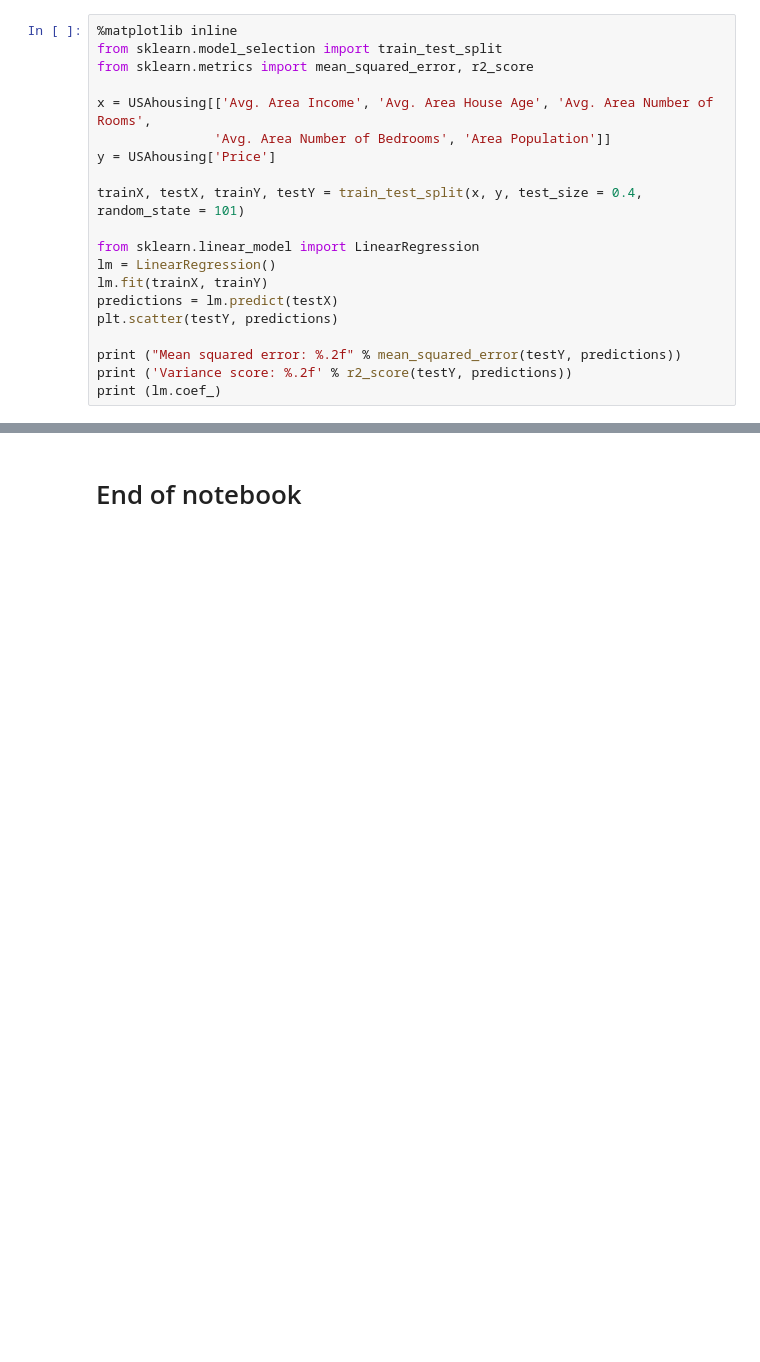
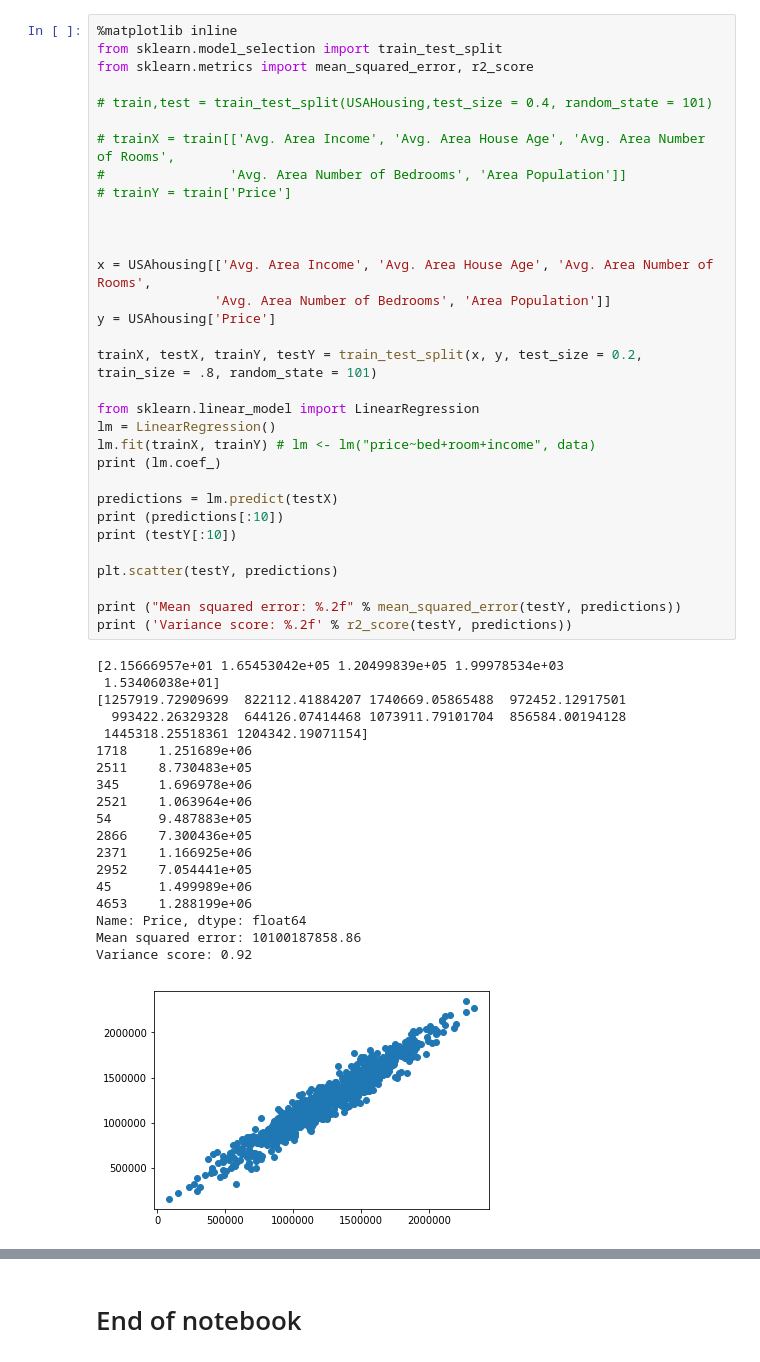
Before and after one commit to roitraining/PythonML, a Jupyter notebook: Ch08-RegressionAnalysis/08-01-RegressionAnalysis.ipynb, the cells around one changed output, grey strips where cells are left out. Drawn from its saved outputs; the diff is of its cells as text; blank space fills up the shorter version.

```diff
--- a/Ch08-RegressionAnalysis/08-01-RegressionAnalysis.ipynb
+++ b/Ch08-RegressionAnalysis/08-01-RegressionAnalysis.ipynb
@@ -14,23 +26,55 @@ sns.distplot(USAhousing['Price'])
 # %%
 %matplotlib inline
 from sklearn.model_selection import train_test_split
 from sklearn.metrics import mean_squared_error, r2_score
 
+# train,test = train_test_split(USAHousing,test_size = 0.4, random_state = 101)
+
+# trainX = train[['Avg. Area Income', 'Avg. Area House Age', 'Avg. Area Number of Rooms',
+#                'Avg. Area Number of Bedrooms', 'Area Population']]
+# trainY = train['Price']
+
+
+
 x = USAhousing[['Avg. Area Income', 'Avg. Area House Age', 'Avg. Area Number of Rooms',
                'Avg. Area Number of Bedrooms', 'Area Population']]
 y = USAhousing['Price']
 
-trainX, testX, trainY, testY = train_test_split(x, y, test_size = 0.4, random_state = 101)
+trainX, testX, trainY, testY = train_test_split(x, y, test_size = 0.2, train_size = .8, random_state = 101)
 
 from sklearn.linear_model import LinearRegression
 lm = LinearRegression()
-lm.fit(trainX, trainY)
+lm.fit(trainX, trainY) # lm <- lm("price~bed+room+income", data)
+print (lm.coef_)
+
 predictions = lm.predict(testX)
+print (predictions[:10])
+print (testY[:10])
+
 plt.scatter(testY, predictions)
 
 print ("Mean squared error: %.2f" % mean_squared_error(testY, predictions))
 print ('Variance score: %.2f' % r2_score(testY, predictions))
-print (lm.coef_)
+# %% [output]
+[2.15666957e+01 1.65453042e+05 1.20499839e+05 1.99978534e+03
+ 1.53406038e+01]
+[1257919.72909699  822112.41884207 1740669.05865488  972452.12917501
+  993422.26329328  644126.07414468 1073911.79101704  856584.00194128
+ 1445318.25518361 1204342.19071154]
+1718    1.251689e+06
+2511    8.730483e+05
+345     1.696978e+06
+2521    1.063964e+06
+54      9.487883e+05
+2866    7.300436e+05
+2371    1.166925e+06
+2952    7.054441e+05
+45      1.499989e+06
+4653    1.288199e+06
+Name: Price, dtype: float64
+Mean squared error: 10100187858.86
+Variance score: 0.92
+[figure, added]
 # %%
 %matplotlib inline
 import statsmodels.api as sm
```
Also changed, not shown: parts of 2 cells of this notebook, 2 other files.
